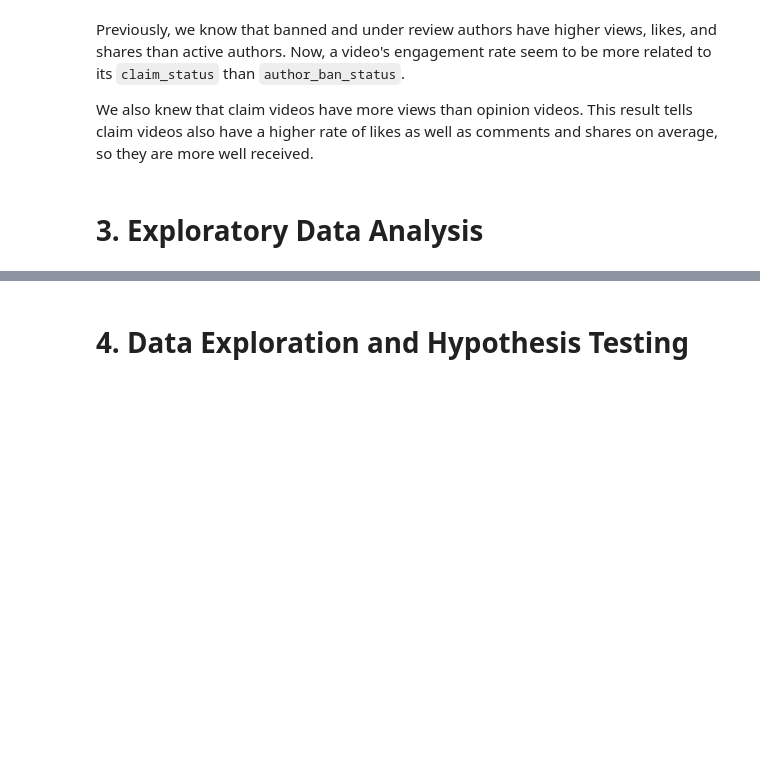
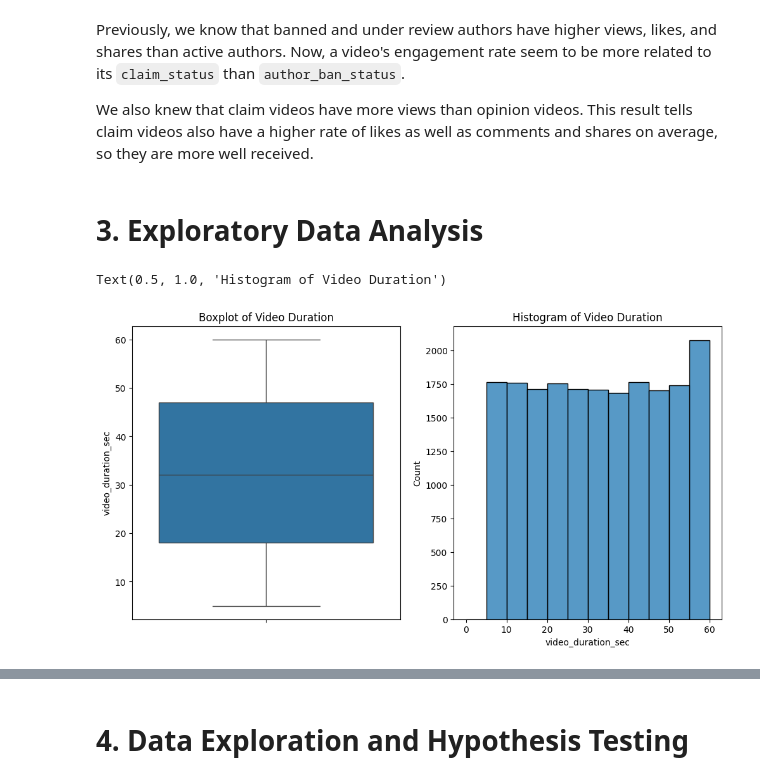
Before and after one commit to hugocheong/tiktok-claims-classification, a Jupyter notebook: claims-project.ipynb, the cells around one changed output, grey strips where cells are left out. Cells and saved outputs as stored; diff of their text form; code cells hidden in the pictures; blank space fills up the shorter version.

```diff
--- a/claims-project.ipynb
+++ b/claims-project.ipynb
@@ -190,0 +196,11 @@ We also knew that claim videos have more views than opinion videos. This result
+# %%
+# Create a boxplot for `video_duration_sec`
+# Create a histogram for `video_duration_sec`
+fig, ax = plt.subplots(1, 2, figsize=(12, 6))
+sns.boxplot(data['video_duration_sec'], ax = ax[0])
+ax[0].set_title('Boxplot of Video Duration')
+sns.histplot(data['video_duration_sec'], bins = range(0, 61, 5), ax = ax[1])
+ax[1].set_title('Histogram of Video Duration')
+# %% [output]
+Text(0.5, 1.0, 'Histogram of Video Duration')
+[figure, added]
```
Also changed, not shown: parts of 13 cells of this notebook.
